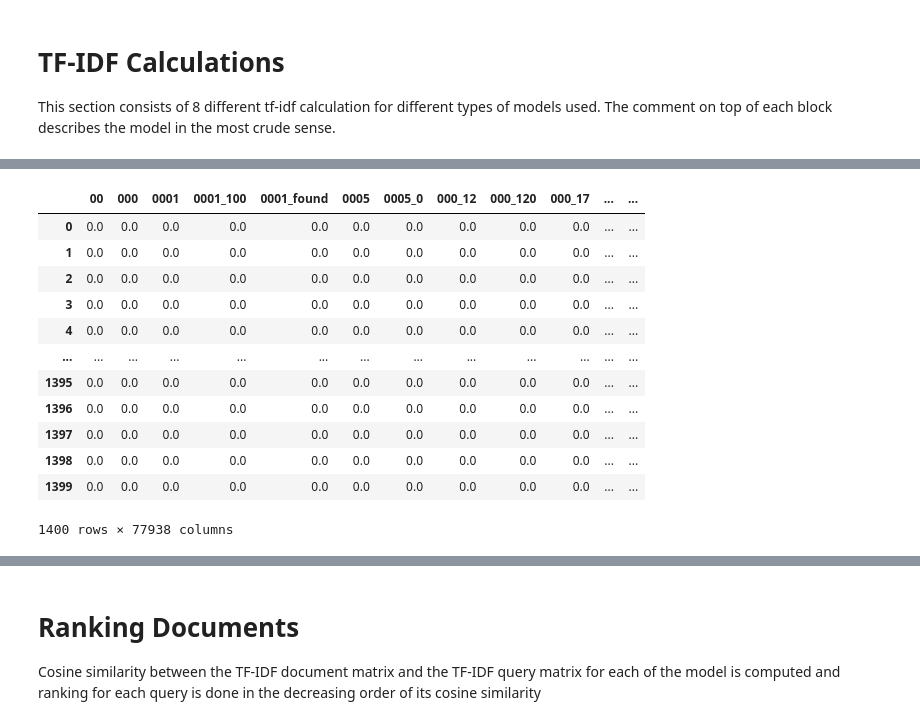
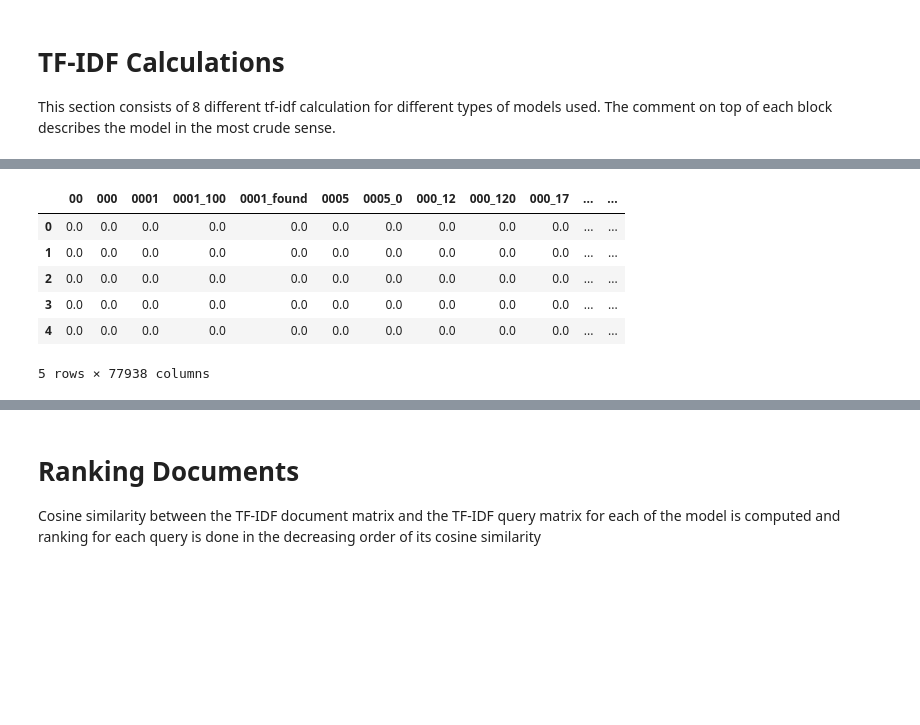
Before and after one commit to Abhimanyu210100/CS6310-NLP, a Jupyter notebook: jupyter/Project.ipynb, the cells around one changed output, grey strips where cells are left out. Drawn from its saved outputs; the diff is of its cells as text; code cells hidden in the pictures; blank space fills up the shorter version.

```diff
--- a/jupyter/Project.ipynb
+++ b/jupyter/Project.ipynb
@@ -421,24 +355,18 @@ q_tfidf
 # %%
 #TF-IDF of unigram+bigrams documents
 vectorizer_bigram = TfidfVectorizer(use_idf=True)
 X_bigram = vectorizer_bigram.fit_transform(bigram_docs)
 df_bigram = pd.DataFrame(X_bigram[:].todense(), columns = vectorizer_bigram.get_feature_names())
 unique_words_bigram = vectorizer_bigram.get_feature_names()
-df_bigram
+df_bigram.head()
 # %% [output]
 |  | 00 | 000 | 0001 | 0001_100 | 0001_found | 0005 | 0005_0 | 000_12 | 000_120 | 000_17 | ... | ... |
 | 0 | 0.0 | 0.0 | 0.0 | 0.0 | 0.0 | 0.0 | 0.0 | 0.0 | 0.0 | 0.0 | ... | ... |
 | 1 | 0.0 | 0.0 | 0.0 | 0.0 | 0.0 | 0.0 | 0.0 | 0.0 | 0.0 | 0.0 | ... | ... |
 | 2 | 0.0 | 0.0 | 0.0 | 0.0 | 0.0 | 0.0 | 0.0 | 0.0 | 0.0 | 0.0 | ... | ... |
 | 3 | 0.0 | 0.0 | 0.0 | 0.0 | 0.0 | 0.0 | 0.0 | 0.0 | 0.0 | 0.0 | ... | ... |
 | 4 | 0.0 | 0.0 | 0.0 | 0.0 | 0.0 | 0.0 | 0.0 | 0.0 | 0.0 | 0.0 | ... | ... |
-| ... | ... | ... | ... | ... | ... | ... | ... | ... | ... | ... | ... | ... |
-| 1395 | 0.0 | 0.0 | 0.0 | 0.0 | 0.0 | 0.0 | 0.0 | 0.0 | 0.0 | 0.0 | ... | ... |
-| 1396 | 0.0 | 0.0 | 0.0 | 0.0 | 0.0 | 0.0 | 0.0 | 0.0 | 0.0 | 0.0 | ... | ... |
-| 1397 | 0.0 | 0.0 | 0.0 | 0.0 | 0.0 | 0.0 | 0.0 | 0.0 | 0.0 | 0.0 | ... | ... |
-| 1398 | 0.0 | 0.0 | 0.0 | 0.0 | 0.0 | 0.0 | 0.0 | 0.0 | 0.0 | 0.0 | ... | ... |
-| 1399 | 0.0 | 0.0 | 0.0 | 0.0 | 0.0 | 0.0 | 0.0 | 0.0 | 0.0 | 0.0 | ... | ... |
-1400 rows × 77938 columns
+5 rows × 77938 columns
 # %%
 #Computing tfidf for bigram queries
 q_tfidf_bigram = pd.DataFrame(vectorizer_bigram.transform(bigram_queries).todense(),
```
Also changed, not shown: parts of 25 cells of this notebook.
